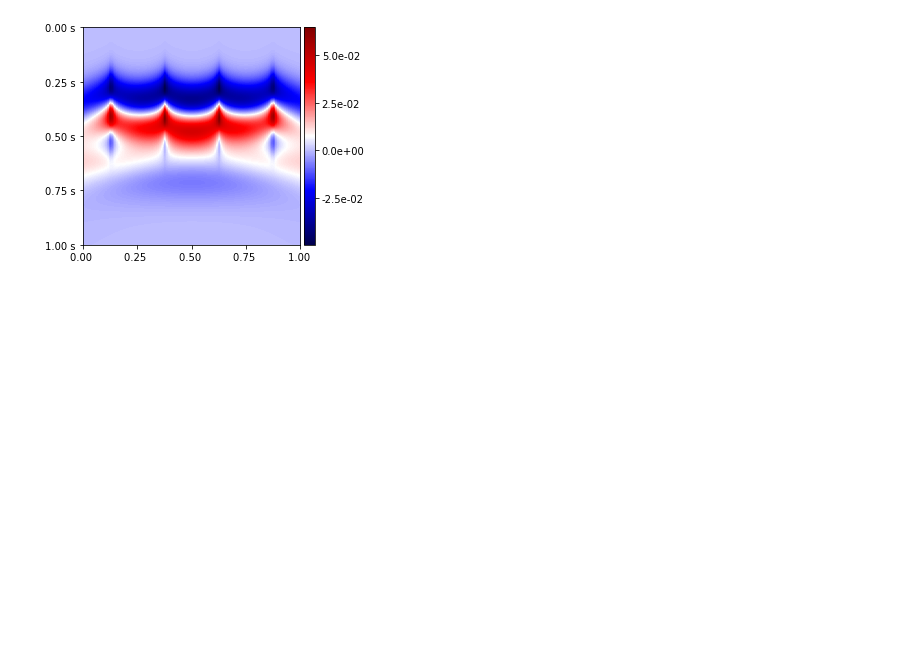
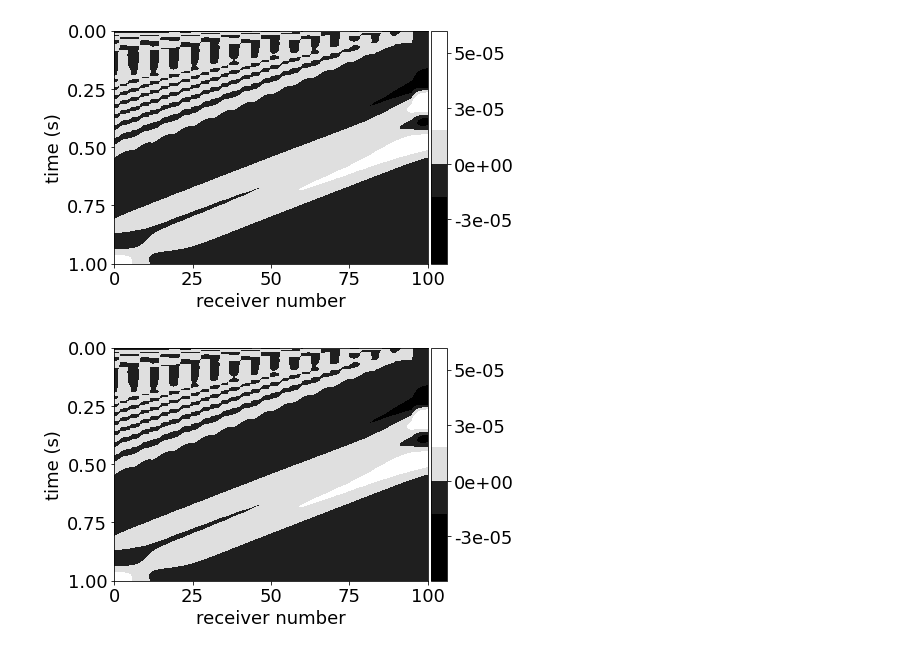
Before and after one commit to NDF-Poli-USP/spyro, a Jupyter notebook: notebooks/solver_disc_adj.ipynb, the cells around one changed output. Cells and saved outputs as stored; diff of their text form; code cells hidden in the pictures; blank space fills up the shorter version.

```diff
--- a/notebooks/solver_disc_adj.ipynb
+++ b/notebooks/solver_disc_adj.ipynb
@@ -105,12 +69,7 @@ mesh = RectangleMesh(100, 100, 1.0, 1.0)
 # %%
-# Create the computational environment
-comm = spyro.utils.mpi_init(model)
-
-element = spyro.domains.space.FE_method(
-    mesh, model["opts"]["method"], model["opts"]["degree"]
-)
-V = FunctionSpace(mesh, element)
+comm    = spyro.utils.mpi_init(model)
+mesh, V = spyro.io.read_mesh(model, comm)
 
 x, y = SpatialCoordinate(mesh)
-velocity = conditional(x > 0.35, 1.5, 3)
+velocity = conditional(x > -0.5, 1.5, 1.5)
 vp   = Function(V, name="vp").interpolate(velocity)
@@ -117,21 +79,26 @@ vp   = Function(V, name="vp").interpolate(velocity)
 # %%
-sources = spyro.Sources(model, mesh, V, comm).create()
+sources = spyro.Sources(model, mesh, V, comm)
 tf   = model["timeaxis"]["tf"]
 dt   = model["timeaxis"]["dt"]
 freq = model["acquisition"]["frequency"]
-
-receivers = spyro.Receivers(model, mesh, V, comm).create()
+receivers = spyro.Receivers(model, mesh, V, comm)
 wavelet = spyro.full_ricker_wavelet(dt=dt, tf=tf, freq=freq)
 # %%
 solver         = spyro.solvers.forward
 
-J = 0
 usol_rec = []
 dJdm = Function(V)
-# for sn in range(0,model["acquisition"]["num_sources"]):
-usol, aux1  = solver(model, mesh, comm, vp, sources, wavelet, receivers, source_num=0)
-#     J += aux0
-usol_rec.append(aux1)
+J_total =0
+for sn in range(0,model["acquisition"]["num_sources"]):
+    usol, p_rec  = solver(model, mesh, comm, vp, sources, wavelet, receivers, source_num=sn)
+
+    p_true_rec   = spyro.io.load_shots(model, comm, file_name='true_rec/true_rec_' + str(sn))
+    misfit   = spyro.utils.evaluate_misfit(model, p_rec, p_true_rec)
+    usol_rec.append(p_rec)
+    J = spyro.utils.compute_functional(model,misfit)
+    print(J)
+    J_total += J
+    dJdm    += spyro.solvers.gradient(model,mesh,comm,vp, receivers,usol,misfit)
 # %% [output]
 Simulation time is:      0.099 seconds
 Simulation time is:      0.199 seconds
@@ -145,41 +119,0 @@ Simulation time is:      0.899 seconds
-# %%
-# spyro.plots.plot_shotrecords(
-#             model, usol_rec, appear=True, name=str(0 + 1), save=False,legend=True
-#         )
-
-from matplotlib               import ticker
-def graph2drec(rec):
-
-
-    tf  = model["timeaxis"]["tf"]
-    extent = [0,1, tf, 0]
-    fig    = plot.imshow(rec[:][:], cmap="seismic", extent=extent)
-    plot.gca().xaxis.set_major_formatter(mticker.FormatStrFormatter('%.2f '))
-    plot.gca().yaxis.set_major_formatter(mticker.FormatStrFormatter('%.2f s'))
-    ax = plot.gca()
-    ax.xaxis.set_major_locator(plot.MaxNLocator(4))
-    ax.yaxis.set_major_locator(plot.MaxNLocator(4))
-
-    divider = make_axes_locatable(ax)
-
-    cax = divider.append_axes("right", size="5%", pad=0.05)
-
-    tick_locator = ticker.MaxNLocator(nbins=5)
-
-    cbar = plot.colorbar(fig, cax=cax, format='%.1e')
-
-    cbar.locator = tick_locator
-
-    cbar.update_ticks()
-
-    plot.draw()
-
-    plot.show()
-    plot.close()
-
-    return
-#==============================================================================
-
-graph2drec(usol_rec[0])
-# %% [output]
-[figure, removed]
@@ -193 +120,8 @@ graph2drec(usol_rec[0])
+# %%
+spyro.plots.plot_shots(
+            model,comm,usol_rec[1],show=True,file_name=str(0 + 1),legend=True,save=False
+        )
+# %% [output]
+[figure, added]
+[figure, added]
 # %%
```
Also changed, not shown: parts of 8 cells of this notebook, 10 other files.
